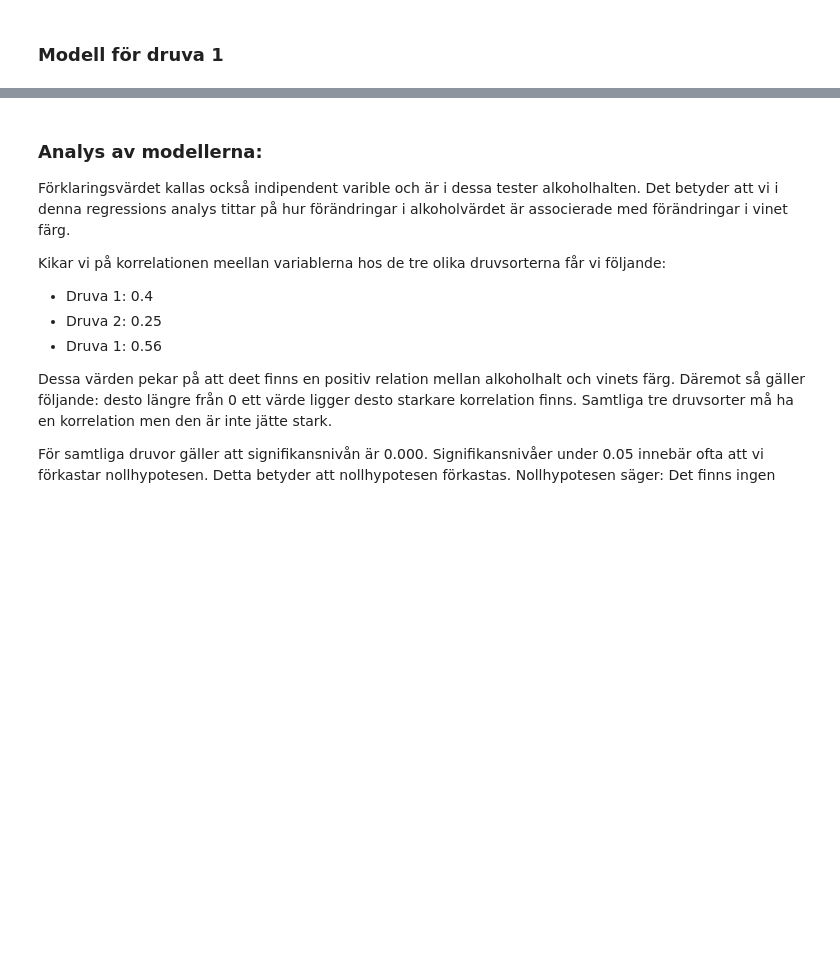
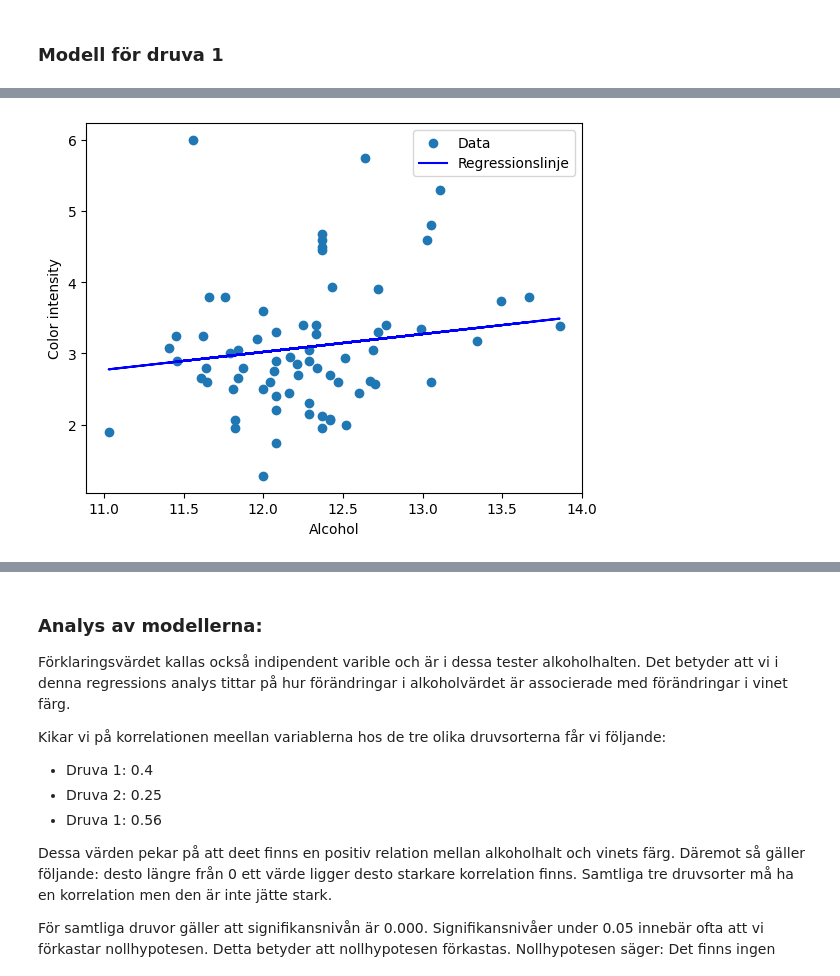
Before and after one commit to SauronGunnars/Statistiska-Metoder-Sara-Gunnars, a Jupyter notebook: slutupg_statistik.ipynb, the cells around one changed output, grey strips where cells are left out. Saved outputs shown, nothing was run; the diff lists cells and outputs as text; code cells hidden in the pictures; blank space fills up the shorter version.

```diff
--- a/slutupg_statistik.ipynb
+++ b/slutupg_statistik.ipynb
@@ -314,6 +433,10 @@ predictions = model.predict(x2)
 #här summerars modellens prediktion
 model_summary2 = model.summary()
 print(model_summary2)
+
+plot = korr_plot(x2,y2, predictions)
+
+print(plot)
 # %% [output]
                                  OLS Regression Results
 =======================================================================================
@@ -325,10 +448,11 @@ Time:                        22:45:19   Log-Likelihood:
 No. Observations:                  71   AIC:                                      187.2
 Df Residuals:                      70   BIC:                                      189.5
 Df Model:                           1
 Covariance Type:            nonrobust
 ==============================================================================
 ... (9 lines left out)
 
 Notes:
 [1] R² is computed without centering (uncentered) since the model does not contain a constant.
 [2] Standard Errors assume that the covariance matrix of the errors is correctly specified.
+[figure, added]
```
Also changed, not shown: parts of 24 cells of this notebook.
